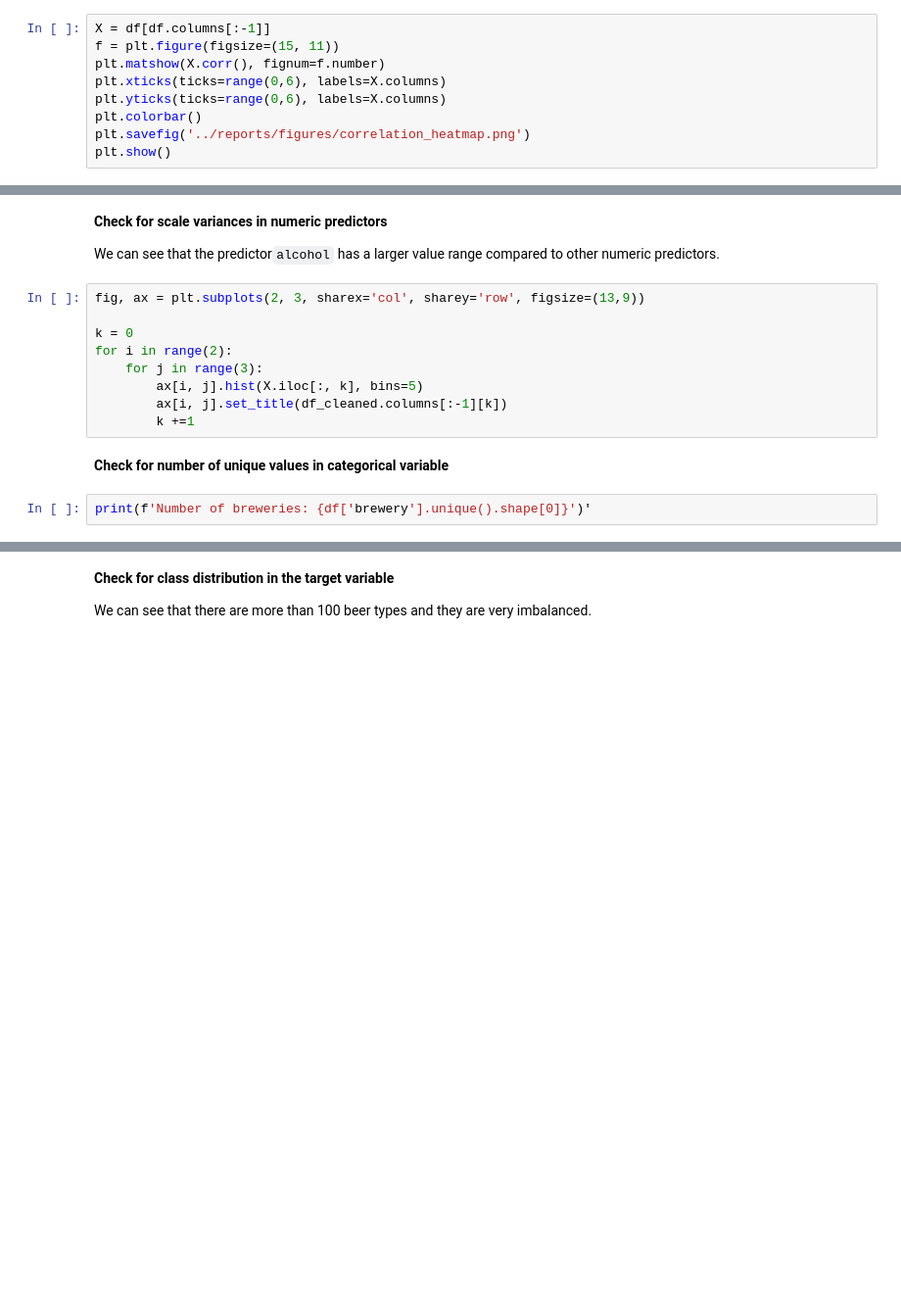
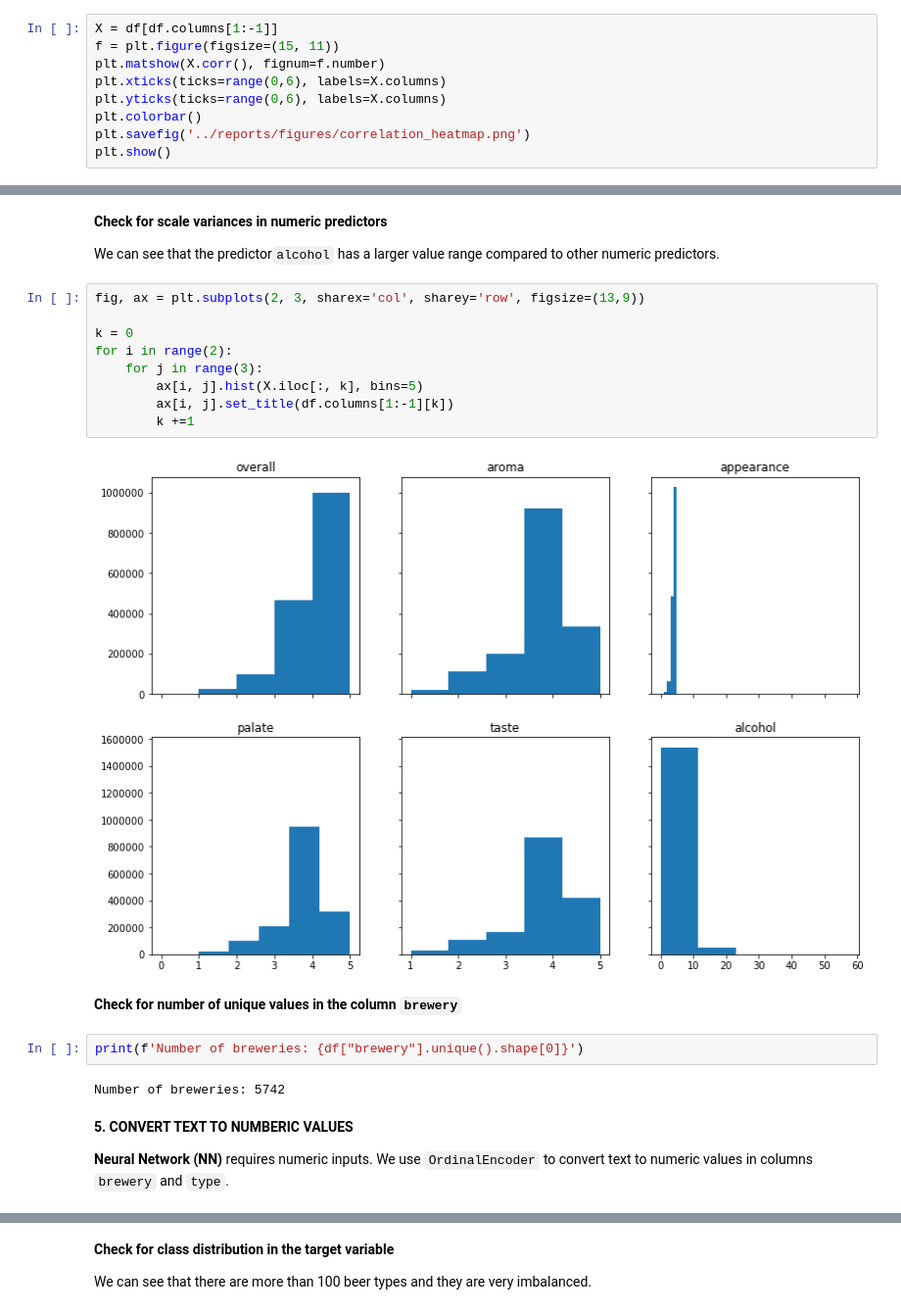
Before and after one commit to jaseuts/beer_style_classification, a Jupyter notebook: notebooks/pytorch_multi_clf.ipynb, the cells around one changed output, grey strips where cells are left out. Shown at 98% size. Drawn from its saved outputs; the diff is of its cells as text; blank space fills up the shorter version.

Commit message:
cleaned up the notebook

```diff
--- a/notebooks/pytorch_multi_clf.ipynb
+++ b/notebooks/pytorch_multi_clf.ipynb
@@ -140,5 +163,5 @@ Neural networks generally do not suffer from multicollinearity because they tend
 # %%
-X = df[df.columns[:-1]]
+X = df[df.columns[1:-1]]
 f = plt.figure(figsize=(15, 11))
 plt.matshow(X.corr(), fignum=f.number)
 plt.xticks(ticks=range(0,6), labels=X.columns)
@@ -153,13 +178,21 @@ We can see that the predictor`alcohol` has a larger value range compared to othe
 # %%
 fig, ax = plt.subplots(2, 3, sharex='col', sharey='row', figsize=(13,9))
 
 k = 0
 for i in range(2):
     for j in range(3):
         ax[i, j].hist(X.iloc[:, k], bins=5)
-        ax[i, j].set_title(df_cleaned.columns[:-1][k])
+        ax[i, j].set_title(df.columns[1:-1][k])
         k +=1
+# %% [output]
+[figure, added]
 # %% [markdown]
-**Check for number of unique values in categorical variable**
+**Check for number of unique values in the column `brewery`**
 # %%
-print(f'Number of breweries: {df['brewery'].unique().shape[0]}')'
+print(f'Number of breweries: {df["brewery"].unique().shape[0]}')
+# %% [output]
+Number of breweries: 5742
+# %% [markdown]
+**5. CONVERT TEXT TO NUMBERIC VALUES**
+
+**Neural Network (NN)** requires numeric inputs. We use `OrdinalEncoder` to convert text to numeric values in columns `brewery` and `type`.
```
Also changed, not shown: parts of 56 cells of this notebook.
